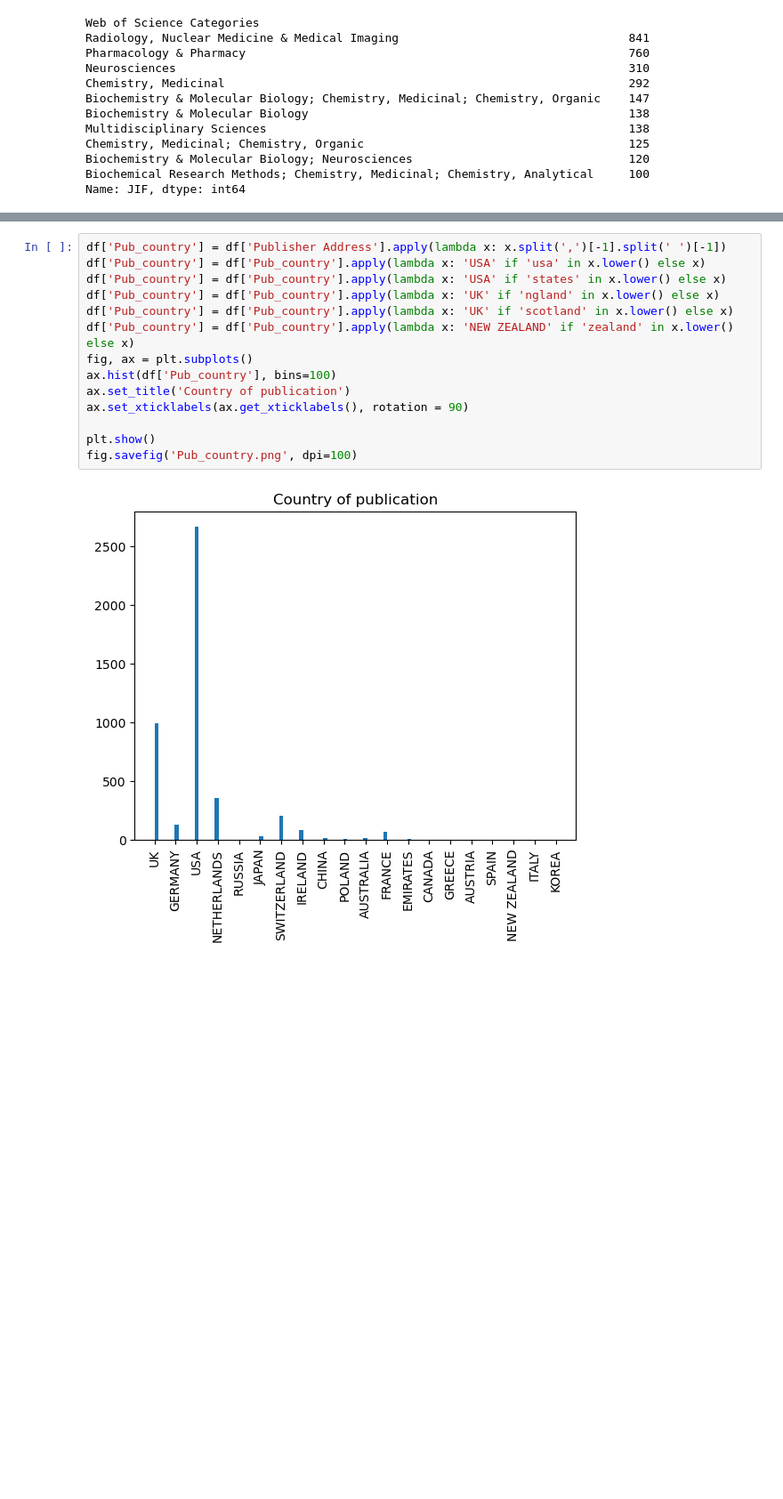
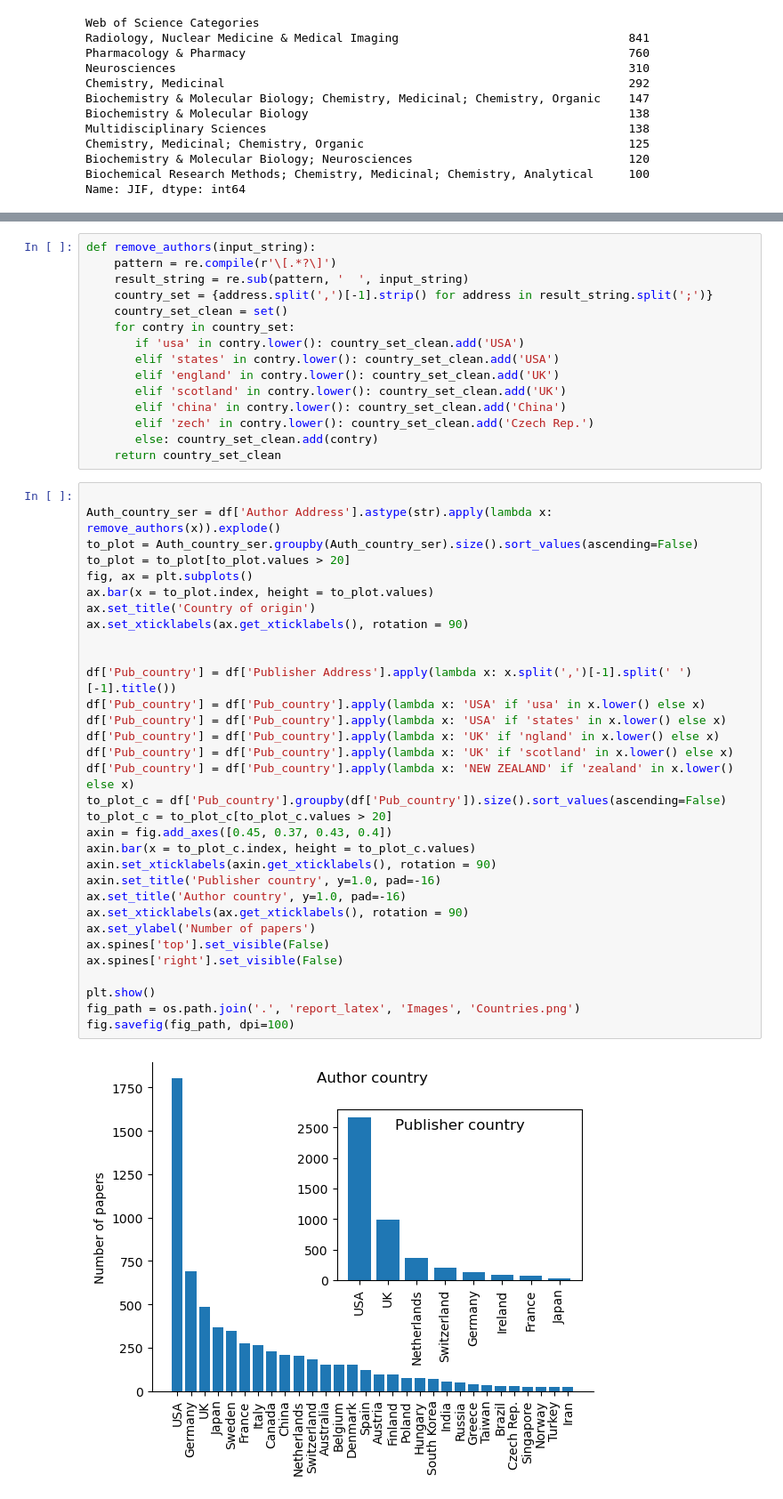
Before and after one commit to ArtemChemist/w266_project, a Jupyter notebook: EDA.ipynb, the cells around one changed output, grey strips where cells are left out. Shown: that part at 89% size. Drawn from its saved outputs; the diff is of its cells as text; blank space fills up the shorter version.

```diff
--- a/EDA.ipynb
+++ b/EDA.ipynb
@@ -104,16 +131,49 @@ fig.savefig('Ref_hist.png', dpi=100)
+# %%
+def remove_authors(input_string):
+    pattern = re.compile(r'\[.*?\]')
+    result_string = re.sub(pattern, '  ', input_string)
+    country_set = {address.split(',')[-1].strip() for address in result_string.split(';')}
+    country_set_clean = set()
+    for contry in country_set:
+       if 'usa' in contry.lower(): country_set_clean.add('USA')
+       elif 'states' in contry.lower(): country_set_clean.add('USA')
+       elif 'england' in contry.lower(): country_set_clean.add('UK')
+       elif 'scotland' in contry.lower(): country_set_clean.add('UK')
+       elif 'china' in contry.lower(): country_set_clean.add('China')
+       elif 'zech' in contry.lower(): country_set_clean.add('Czech Rep.')
+       else: country_set_clean.add(contry)
+    return country_set_clean
 # %%
-df['Pub_country'] = df['Publisher Address'].apply(lambda x: x.split(',')[-1].split(' ')[-1])
+
+Auth_country_ser = df['Author Address'].astype(str).apply(lambda x: remove_authors(x)).explode()
+to_plot = Auth_country_ser.groupby(Auth_country_ser).size().sort_values(ascending=False)
+to_plot = to_plot[to_plot.values > 20]
+fig, ax = plt.subplots()
+ax.bar(x = to_plot.index, height = to_plot.values)
+ax.set_title('Country of origin')
+ax.set_xticklabels(ax.get_xticklabels(), rotation = 90)
+
+
+df['Pub_country'] = df['Publisher Address'].apply(lambda x: x.split(',')[-1].split(' ')[-1].title())
 df['Pub_country'] = df['Pub_country'].apply(lambda x: 'USA' if 'usa' in x.lower() else x)
 df['Pub_country'] = df['Pub_country'].apply(lambda x: 'USA' if 'states' in x.lower() else x)
 df['Pub_country'] = df['Pub_country'].apply(lambda x: 'UK' if 'ngland' in x.lower() else x)
 df['Pub_country'] = df['Pub_country'].apply(lambda x: 'UK' if 'scotland' in x.lower() else x)
 df['Pub_country'] = df['Pub_country'].apply(lambda x: 'NEW ZEALAND' if 'zealand' in x.lower() else x)
-fig, ax = plt.subplots()
-ax.hist(df['Pub_country'], bins=100)
-ax.set_title('Country of publication')
+to_plot_c = df['Pub_country'].groupby(df['Pub_country']).size().sort_values(ascending=False)
+to_plot_c = to_plot_c[to_plot_c.values > 20]
+axin = fig.add_axes([0.45, 0.37, 0.43, 0.4])
+axin.bar(x = to_plot_c.index, height = to_plot_c.values)
+axin.set_xticklabels(axin.get_xticklabels(), rotation = 90)
+axin.set_title('Publisher country', y=1.0, pad=-16)
+ax.set_title('Author country', y=1.0, pad=-16)
 ax.set_xticklabels(ax.get_xticklabels(), rotation = 90)
+ax.set_ylabel('Number of papers')
+ax.spines['top'].set_visible(False)
+ax.spines['right'].set_visible(False)
 
 plt.show()
-fig.savefig('Pub_country.png', dpi=100)
+fig_path = os.path.join('.', 'report_latex', 'Images', 'Countries.png')
+fig.savefig(fig_path, dpi=100)
 # %% [output]
-[figure, old version]
+[figure, new version]
```
Also changed, not shown: parts of 8 cells of this notebook, 3 other files.
